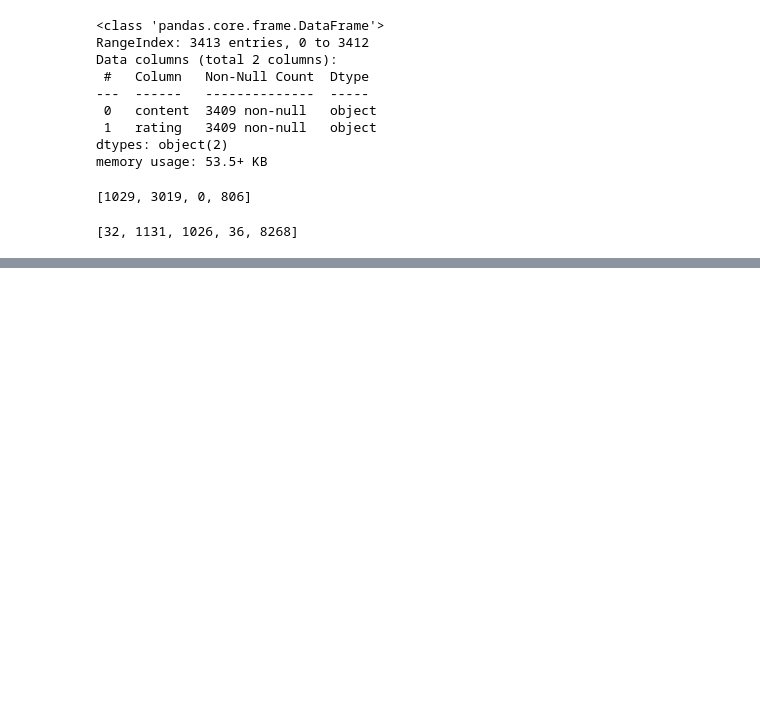
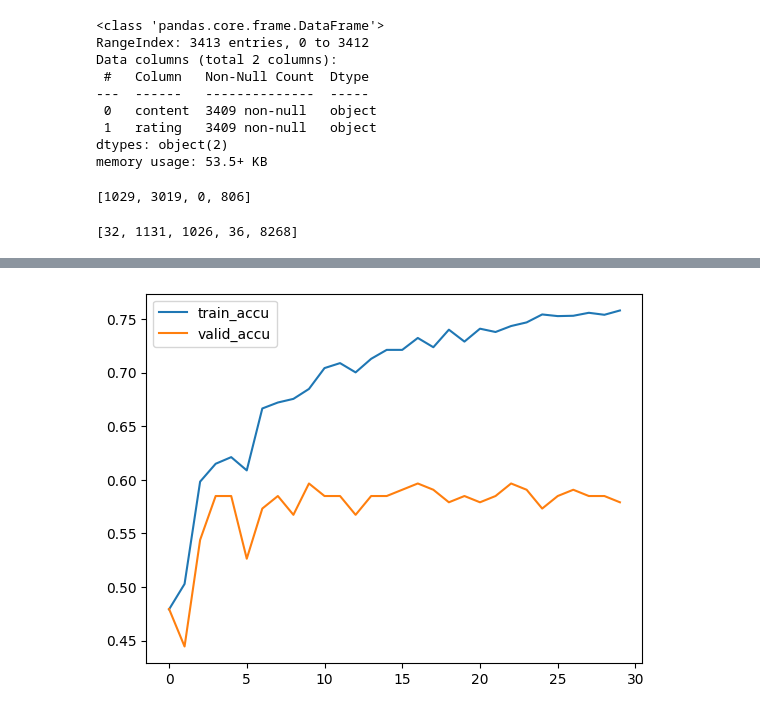
Before and after one commit to berndheidemann/text_classification_first_trys, a Jupyter notebook: amazon_review_analysis/first_classifier.ipynb, the cells around one changed output, grey strips where cells are left out. Cells and saved outputs as stored; diff of their text form; code cells hidden in the pictures; blank space fills up the shorter version.

```diff
--- a/amazon_review_analysis/first_classifier.ipynb
+++ b/amazon_review_analysis/first_classifier.ipynb
@@ -93,7 +88,7 @@ def collate_batch(batch):
     Extrahiert aus einer Batch von Text die Labels und die Texte und übersetzt diese in Vektoren mittels text_pipeline und label_pipeline
     '''
     label_list, text_list, offsets = [], [], [0]
-    for (_label, _text) in batch:
+    for (_text, _label) in batch:
          label_list.append(label_pipeline(_label))
          processed_text = torch.tensor(text_pipeline(_text), dtype=torch.int64)
          text_list.append(processed_text)
@@ -103,5 +98,5 @@ def collate_batch(batch):
     text_list = torch.cat(text_list)
     return label_list.to(device), text_list.to(device), offsets.to(device)
 
-
-dataloader = DataLoader(df_iterator_content(df), batch_size=8, shuffle=False, collate_fn=collate_batch)
+# check if collate_batch works
+collate_batch([("Das neue IPhone ist wirklich toll!", "5"), ("Das neue IPhone ist wirklich toll!", "5")])
@@ -137,3 +127,7 @@ model = TextClassificationModel(vocab_size, emsize, num_class).to(device)
+# %%
+num_class = df["rating"].nunique()
+vocab_size = len(vocab)
+emsize = 64
 # %%
 import time
 
@@ -207,0 +145,66 @@ Error:
+# %%
+from torch.utils.data.dataset import random_split
+
+train_dataset=df[['content', 'rating']].values;
+
+num_train = int(len(train_dataset) * 0.95)
+split_train_, split_valid_ = \
+    random_split(train_dataset, [num_train, len(train_dataset) - num_train])
+# %%
+# Hyperparameters
+EPOCHS = 30 # epoch
+LR = 5  # learning rate
+BATCH_SIZE = 64 # batch size for training
+
+model = TextClassificationModel(vocab_size, emsize, num_class).to(device)
+
+train_dataloader = DataLoader(split_train_, batch_size=BATCH_SIZE,
+                              shuffle=True, collate_fn=collate_batch)
+
+valid_dataloader = DataLoader(split_valid_, batch_size=BATCH_SIZE,collate_fn=collate_batch)
+
+criterion = torch.nn.CrossEntropyLoss()
+optimizer = torch.optim.SGD(model.parameters(), lr=LR)
+scheduler = torch.optim.lr_scheduler.StepLR(optimizer, 3.0, gamma=0.7)   # every 3 epochs, LR is multiplied by 0.7
+total_accu = None
+
+train_accus=[]
+valid_accus=[]
+
+
+for epoch in range(1, EPOCHS + 1):
+    epoch_start_time = time.time()
+
+    model.train()
+    total_acc, total_count = 0, 0
+
+    for idx, (label, text, offsets) in enumerate(train_dataloader):
+        optimizer.zero_grad()
+        predicted_label = model(text, offsets)
+        loss = criterion(predicted_label, label)
+        loss.backward()
+        # torch.nn.utils.clip_grad_norm_(model.parameters(), 0.1)
+        optimizer.step()
+
+    accu_train = evaluate(model, train_dataloader)
+    accu_valid = evaluate(model, valid_dataloader)
+    train_accus.append(accu_train)
+    valid_accus.append(accu_valid)
+    print('-' * 59)
+    print('| end of epoch {:3d} | time: {:5.2f}s | train accuracy {:8.3f} | valid accuracy {:8.3f} | lr: {:1.2f}'.format(
+                                epoch,
+                                time.time() - epoch_start_time,
+                                accu_train,
+                                accu_valid,
+                                scheduler.get_last_lr()[0]))
+
+    scheduler.step() # learning rate scheduler after each epoch
+
+
+
+import matplotlib.pyplot as plt
+plt.plot(train_accus, label='train_accu')
+plt.plot(valid_accus, label='valid_accu')
+plt.legend()
+plt.show()
+# %% [output]
@@ -207,0 +228 @@ Error:
+[figure, added]
```
Also changed, not shown: parts of 7 cells of this notebook, 1 other file.
